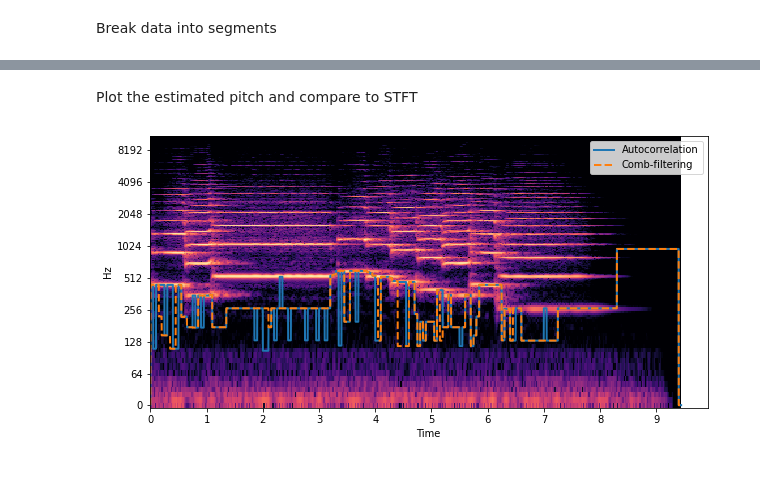
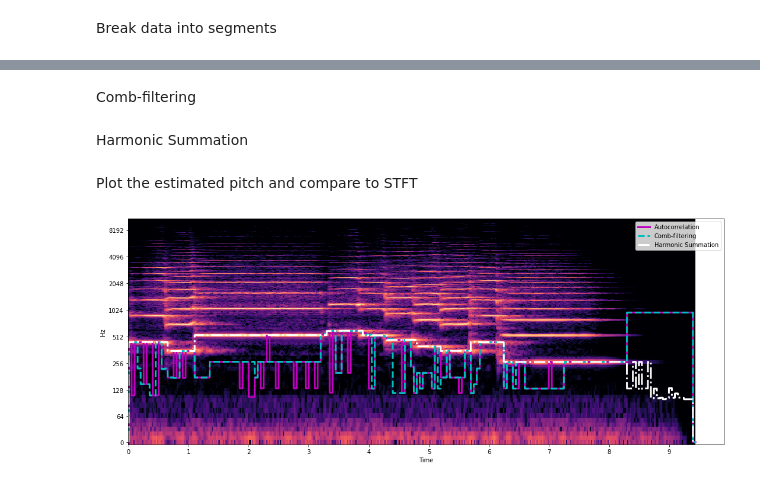
Before and after one commit to HNuijens/PythonAudioProcessing, a Jupyter notebook: Analysis/Pitch Detection Algorithms.ipynb, the cells around one changed output, grey strips where cells are left out. Saved outputs shown, nothing was run; the diff lists cells and outputs as text; code cells hidden in the pictures.

Commit message:
added harmonic summation pitch estimation

```diff
--- a/Analysis/Pitch Detection Algorithms.ipynb
+++ b/Analysis/Pitch Detection Algorithms.ipynb
@@ -203,8 +208,0 @@ Comb-filtering
-# %%
-iVector = list(range(1, int(nSegmentLength) + 1));      # Vector used for indexing
-pitchVecCF = np.zeros(nData);                             # Vector containing the estimated pitch using Auto Correlation
-
-for i in range(0,int(number_of_segments)):
-    pitchVecCF[iVector] =  comb_filtering(x[iVector], norm_min_freq, norm_max_freq);              # Estimate pitch using Auto Correlation
-    iVector = [z+nShift for z in iVector];
-    print(f'Processing section {i+1} of {number_of_segments}')
@@ -229,21 +211,50 @@ Processing section 187 of 187
+# %%
+iVector = list(range(1, int(nSegmentLength) + 1));      # Vector used for indexing
+pitchVecAC = np.zeros(nData);                             # Vector containing the estimated pitch using Auto Correlation
+
+for i in range(0,int(number_of_segments)):
+    pitchVecAC[iVector] =  autocorrelation(x[iVector], norm_min_freq, norm_max_freq, sr);              # Estimate pitch using Auto Correlation
+    iVector = [z+nShift for z in iVector];
+    #print(f'Processing segment {i+1} of {number_of_segments}')
+# %% [markdown]
+Comb-filtering
+# %%
+iVector = list(range(1, int(nSegmentLength) + 1));      # Vector used for indexing
+pitchVecCF = np.zeros(nData);                             # Vector containing the estimated pitch using Auto Correlation
+
+for i in range(0,int(number_of_segments)):
+    pitchVecCF[iVector] =  comb_filtering(x[iVector], norm_min_freq, norm_max_freq, sr);              # Estimate pitch using Comb-filtering
+    iVector = [z+nShift for z in iVector];
+    #print(f'Processing segment {i+1} of {number_of_segments}')
+# %% [markdown]
+Harmonic Summation
+# %%
+iVector = list(range(1, int(nSegmentLength) + 1));      # Vector used for indexing
+pitchVecHS = np.zeros(nData);                             # Vector containing the estimated pitch using Auto Correlation
+
+for i in range(0,int(number_of_segments)):
+    pitchVecHS[iVector] =  harmonic_summation(x[iVector], norm_min_freq, norm_max_freq, 5, sr);   # Estimate pitch using Harmonic Summation
+    iVector = [z+nShift for z in iVector];
+   # print(f'Processing segment {i+1} of {number_of_segments}')
 # %% [markdown]
 Plot the estimated pitch and compare to STFT
 # %%
 STFT = librosa.stft(x) # return two vectors: magnitude and phase
 STFT_db = librosa.amplitude_to_db(abs(STFT), ref=np.max)
-fig, ax = plt.subplots(figsize = (10, 5))
+fig, ax = plt.subplots(figsize = (18, 7))
 img = librosa.display.specshow(STFT_db,
                                y_axis='log',
                                x_axis='time',
                                ax=ax)
 
 pitch_norm = pitchVec * sr
 timeVec = np.arange(0, nData/sr, 1/sr, dtype=np.float64)
 
-plt.plot(timeVec, pitchVecAC*sr, lw=2, label = 'Autocorrelation')
-plt.plot(timeVec, pitchVecCF*sr, lw=2, linestyle='dashed', label = 'Comb-filtering')
+plt.plot(timeVec, pitchVecAC, lw=3, color = 'm',  label = 'Autocorrelation')
+plt.plot(timeVec, pitchVecCF, lw=3, color = 'c', linestyle='dashed', label = 'Comb-filtering')
+plt.plot(timeVec, pitchVecHS, lw=3, color = 'w', linestyle='dashdot', label = 'Harmonic Summation')
 
 plt.legend()
 plt.show()
 # %% [output]
-[figure, old version]
+[figure, new version]
```
Also changed, not shown: parts of 11 cells of this notebook.
